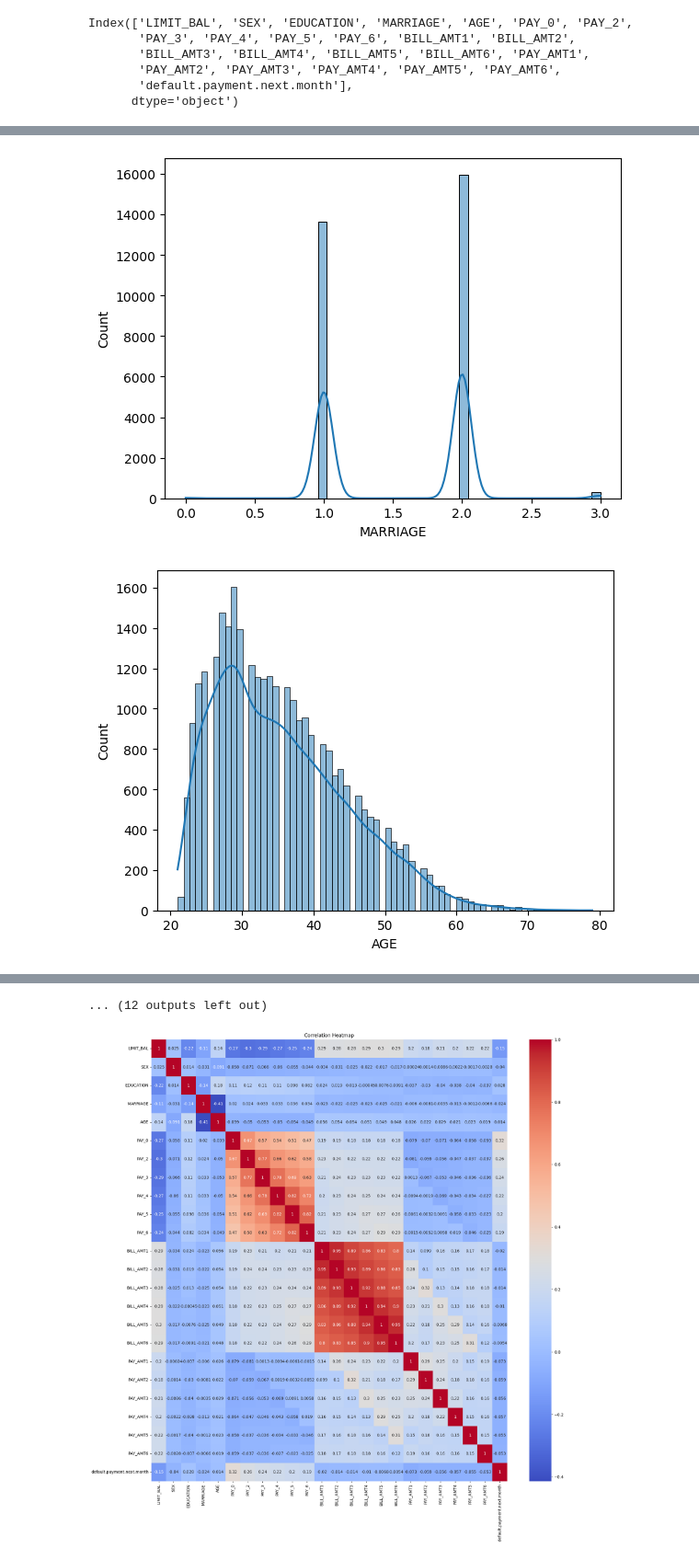
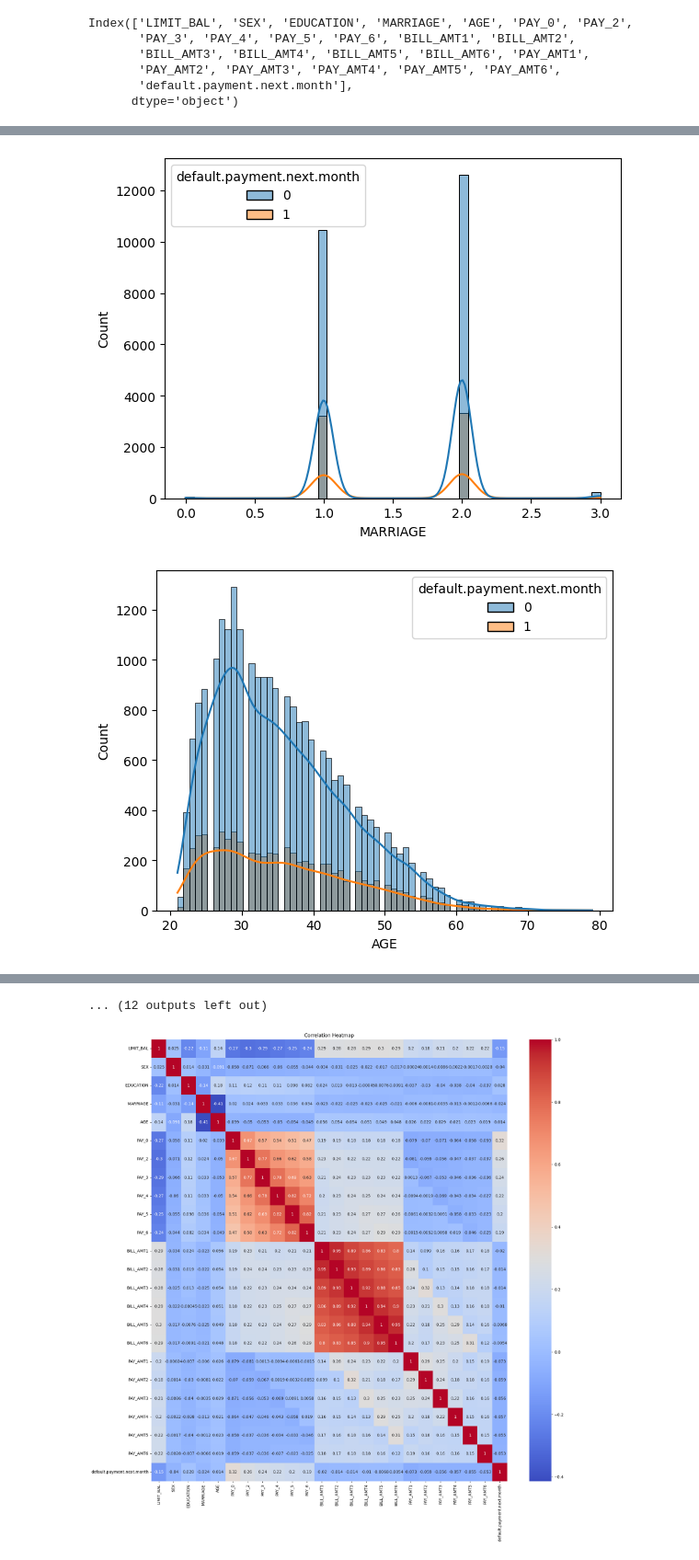
Before and after one commit to BhaveshNikam09/Credit_card_default_prediction, a Jupyter notebook: notebooks/EDA.ipynb, the cells around one changed output, grey strips where cells are left out. Shown at 92% size. Saved outputs shown, nothing was run; the diff lists cells and outputs as text; code cells hidden in the pictures.

Commit message:
data ingestion complete

```diff
--- a/notebooks/EDA.ipynb
+++ b/notebooks/EDA.ipynb
@@ -157,7 +208,7 @@ import matplotlib.pyplot as plt
 plt.figure(figsize=(6,4))
     #ploting numerical data
 for col in numerical_column:
-    sns.histplot(data=df,x=col,kde=True,)
+    sns.histplot(data=df,hue='default.payment.next.month',x=col,kde=True,)
     print('\n')
     plt.show()
 # %% [output]
@@ -167,2 +218,2 @@ for col in numerical_column:
-[figure, old version]
+[figure, new version]
-[figure, old version]
+[figure, new version]
```
Also changed, not shown: parts of 3 cells of this notebook, 10 other files.
